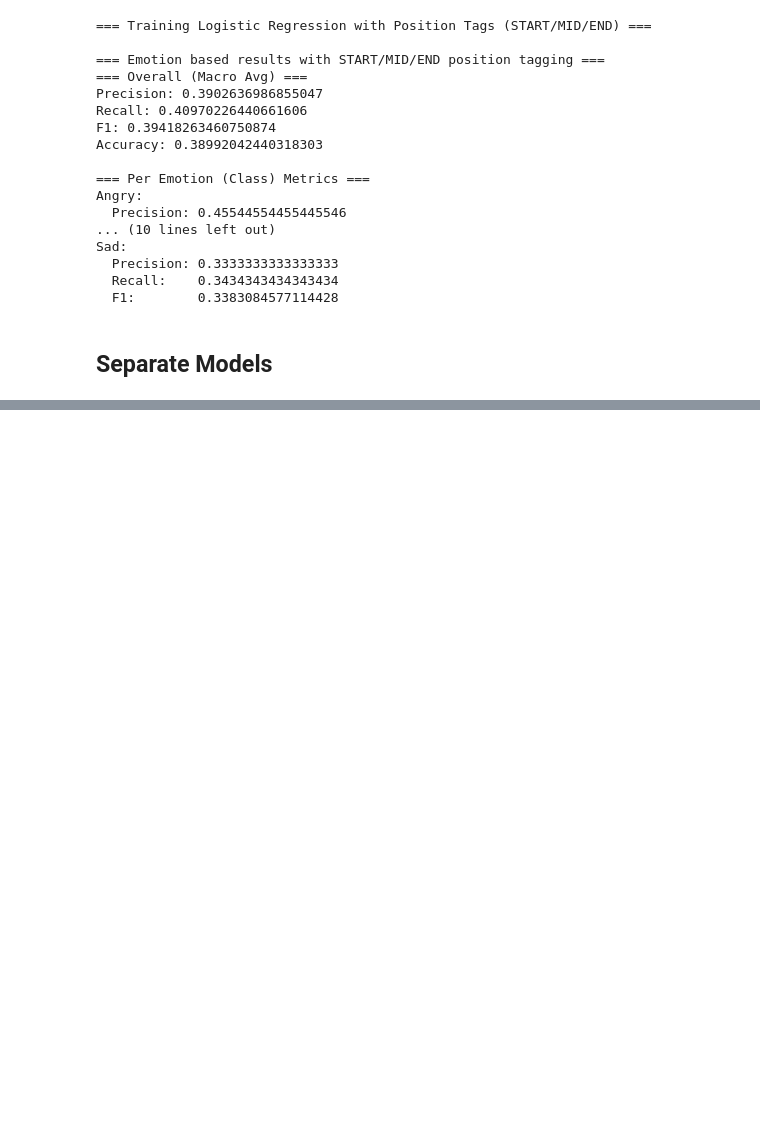
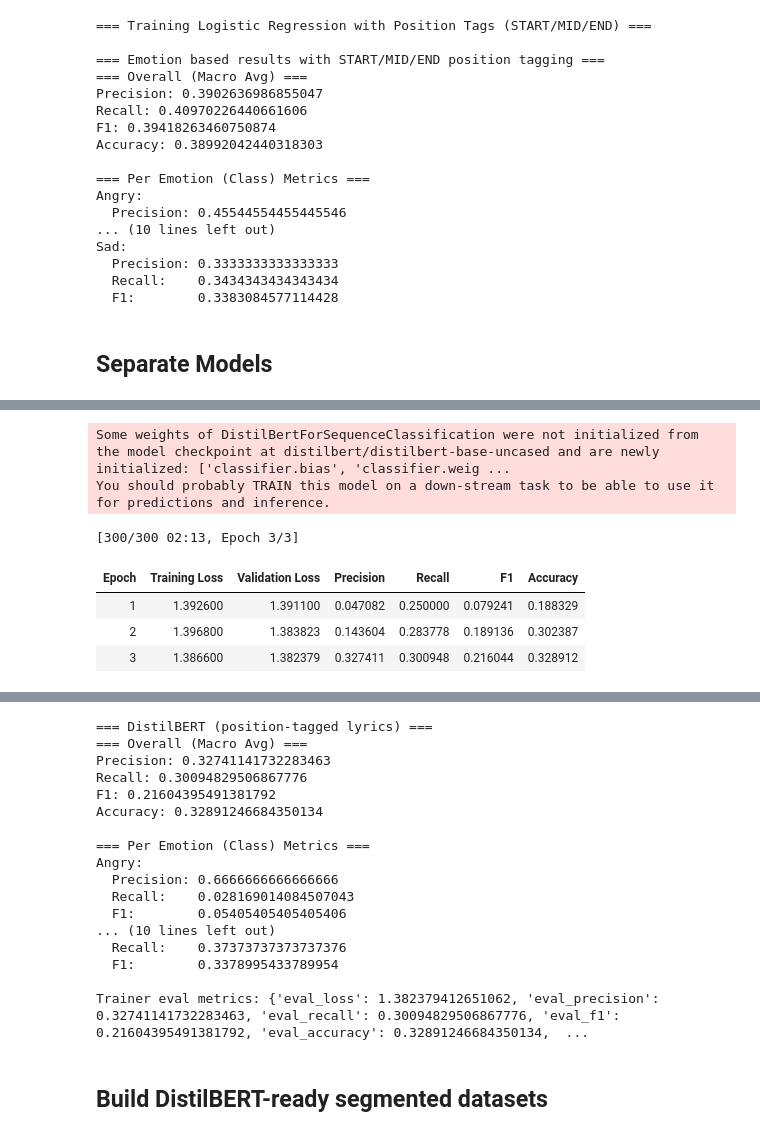
Before and after one commit to Sam-Keays-3661034/NLP_Song2Mood, a Jupyter notebook: Lyrics_position.ipynb, the cells around one changed output, grey strips where cells are left out. Saved outputs shown, nothing was run; the diff lists cells and outputs as text; code cells hidden in the pictures; blank space fills up the shorter version.

Commit message:
DistillBert in different position

```diff
--- a/Lyrics_position.ipynb
+++ b/Lyrics_position.ipynb
@@ -397,0 +420,60 @@ Sad:
+# %%
+# Apply START/MID/END tags before feeding lyrics into DistilBERT
+position_train_ds = train_ds.map(lambda ex: {"text": position_tag(ex["text"])})
+position_dev_ds = dev_ds.map(lambda ex: {"text": position_tag(ex["text"])})
+
+model_name = "distilbert/distilbert-base-uncased"
+tokenizer = AutoTokenizer.from_pretrained(model_name)
+
+tokenized_train = distilbert_tokenize(position_train_ds, tokenizer)
+tokenized_dev = distilbert_tokenize(position_dev_ds, tokenizer)
+
+model = AutoModelForSequenceClassification.from_pretrained(
+    model_name,
+    num_labels=len(EMOTIONS),
+    id2label=id2label,
+    label2id=label2id,
+    ignore_mismatched_sizes=True,
+)
+
+training_args = TrainingArguments(
+    output_dir="distilbert_position_output",
+    num_train_epochs=3,
+    learning_rate=5e-5,
+    per_device_train_batch_size=4,
+    per_device_eval_batch_size=4,
+    weight_decay=0.01,
+    eval_strategy="epoch",
+    logging_steps=25,
+    save_strategy="epoch",
+    report_to="none",
+)
+
+trainer = Trainer(
+    model=model,
+    args=training_args,
+    train_dataset=tokenized_train,
+    eval_dataset=tokenized_dev,
+    compute_metrics=compute_metrics,
+    processing_class=tokenizer,
+)
+
+# Fine-tune DistilBERT on position-tagged lyrics
+trainer.train()
+eval_results = trainer.evaluate()
+
+# Get predictions on the dev split to reuse the earlier reporting helper
+position_logits = trainer.predict(tokenized_dev).predictions
+position_preds = np.argmax(position_logits, axis=-1)
+
+print("\n=== DistilBERT (position-tagged lyrics) ===")
+print_results(dev_ds["label"], position_preds)
+print("Trainer eval metrics:", eval_results)
+# %% [output]
+Some weights of DistilBertForSequenceClassification were not initialized from the model checkpoint at distilbert/distilbert-base-uncased and are newly initialized: ['classifier.bias', 'classifier.weig ...
+You should probably TRAIN this model on a down-stream task to be able to use it for predictions and inference.
+[300/300 02:13, Epoch 3/3]
+| Epoch | Training Loss | Validation Loss | Precision | Recall | F1 | Accuracy |
+| 1 | 1.392600 | 1.391100 | 0.047082 | 0.250000 | 0.079241 | 0.188329 |
+| 2 | 1.396800 | 1.383823 | 0.143604 | 0.283778 | 0.189136 | 0.302387 |
+| 3 | 1.386600 | 1.382379 | 0.327411 | 0.300948 | 0.216044 | 0.328912 |
@@ -397,0 +481,19 @@ Sad:
+=== DistilBERT (position-tagged lyrics) ===
+=== Overall (Macro Avg) ===
+Precision: 0.32741141732283463
+Recall: 0.30094829506867776
+F1: 0.21604395491381792
+Accuracy: 0.32891246684350134
+
+=== Per Emotion (Class) Metrics ===
+Angry:
+  Precision: 0.6666666666666666
+  Recall:    0.028169014084507043
+  F1:        0.05405405405405406
+... (10 lines left out)
+  Recall:    0.37373737373737376
+  F1:        0.3378995433789954
+
+Trainer eval metrics: {'eval_loss': 1.382379412651062, 'eval_precision': 0.32741141732283463, 'eval_recall': 0.30094829506867776, 'eval_f1': 0.21604395491381792, 'eval_accuracy': 0.32891246684350134,  ...
+# %% [markdown]
+## Build DistilBERT-ready segmented datasets
```
Also changed, not shown: parts of 11 cells of this notebook.
